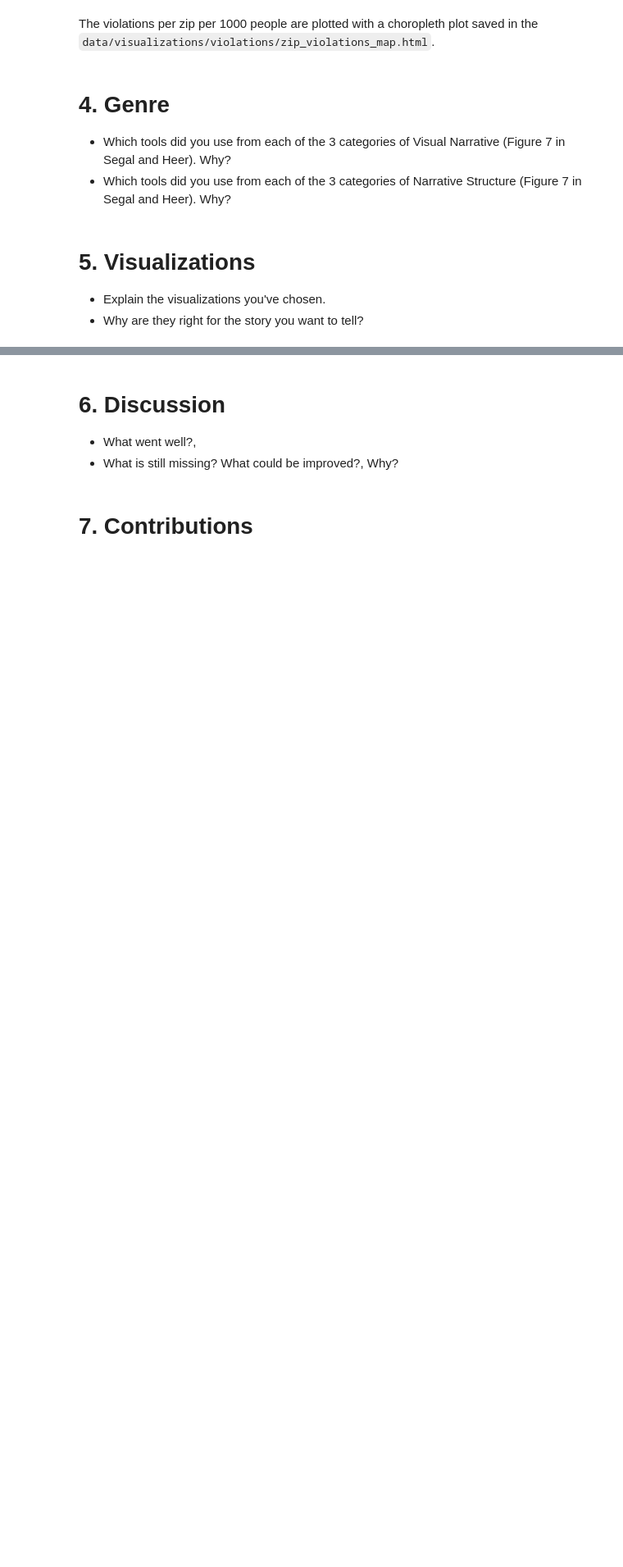
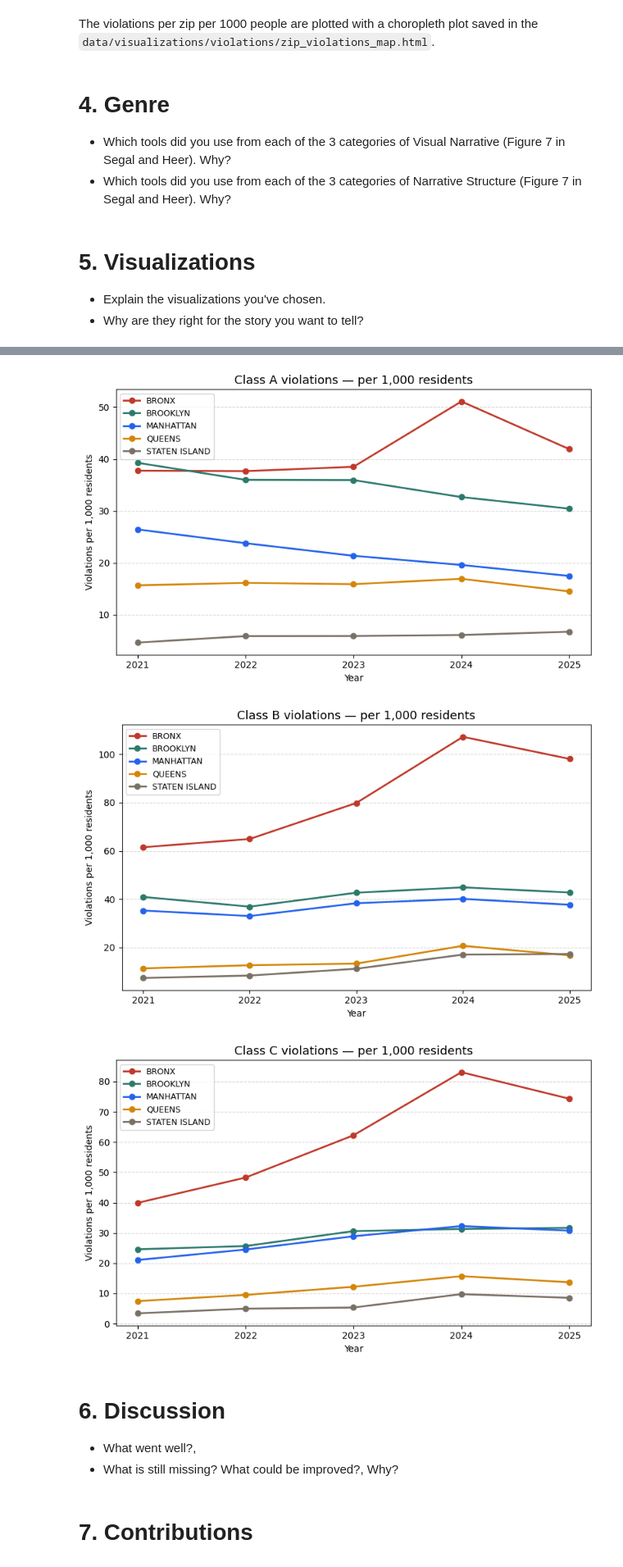
Before and after one commit to mariatmvendas/sdata_project, a Jupyter notebook: final_notebook.ipynb, the cells around one changed output, grey strips where cells are left out. Shown at 82% size. Saved outputs shown, nothing was run; the diff lists cells and outputs as text; code cells hidden in the pictures; blank space fills up the shorter version.

```diff
--- a/final_notebook.ipynb
+++ b/final_notebook.ipynb
@@ -754,3 +754,44 @@ for comp in complaints:
+# %%
+borough_colors = {
+    "BRONX":         "#c0392b",
+    "BROOKLYN":      "#2c7a6b",
+    "MANHATTAN":     "#2563eb",
+    "QUEENS":        "#d4860a",
+    "STATEN ISLAND": "#7a7166"
+}
+
+grouped_viol = (df_violations.groupby(["boro", "year", "class"])
+                .size().reset_index(name="count"))
+
+grouped_viol["per_1000"] = grouped_viol.apply(
+    lambda row: (row["count"] / borough_pop[row["boro"].upper()]) * 1000,
+    axis=1
+)
+
+classes = grouped_viol["class"].unique()
+years = sorted(grouped_viol["year"].unique())
+
+for cls in classes:
+    fig, ax = plt.subplots(figsize=(8, 5))
+    df_c = grouped_viol[grouped_viol["class"] == cls]
+
+    for borough in df_c["boro"].unique():
+        df_b = df_c[df_c["boro"] == borough]
+        ax.plot(df_b["year"], df_b["per_1000"], marker='o', linewidth=2,
+                label=borough, color=borough_colors.get(borough.upper(), "gray"))
+
+    ax.set_title(f"Class {cls} violations — per 1,000 residents", fontsize=13)
+    ax.set_xlabel("Year")
+    ax.set_ylabel("Violations per 1,000 residents")
+    ax.grid(axis='y', linestyle='--', alpha=0.5)
+    ax.set_xticks(years)
+    ax.legend(fontsize=9)
+    plt.tight_layout()
+    plt.show()
+# %% [output]
+[figure, added]
+[figure, added]
+[figure, added]
 # %% [markdown]
 # 6. Discussion
 - What went well?,
```
Also changed, not shown: parts of 2 cells of this notebook.
